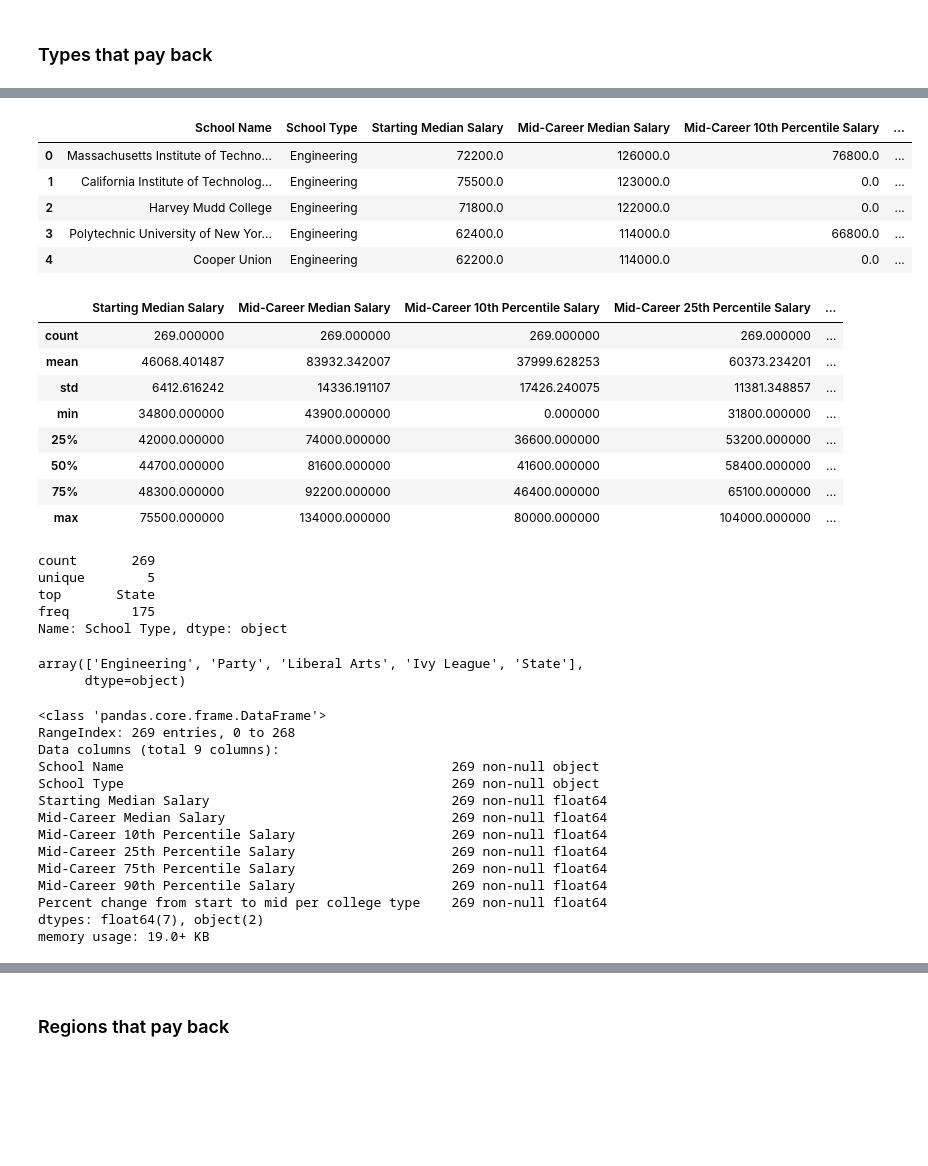
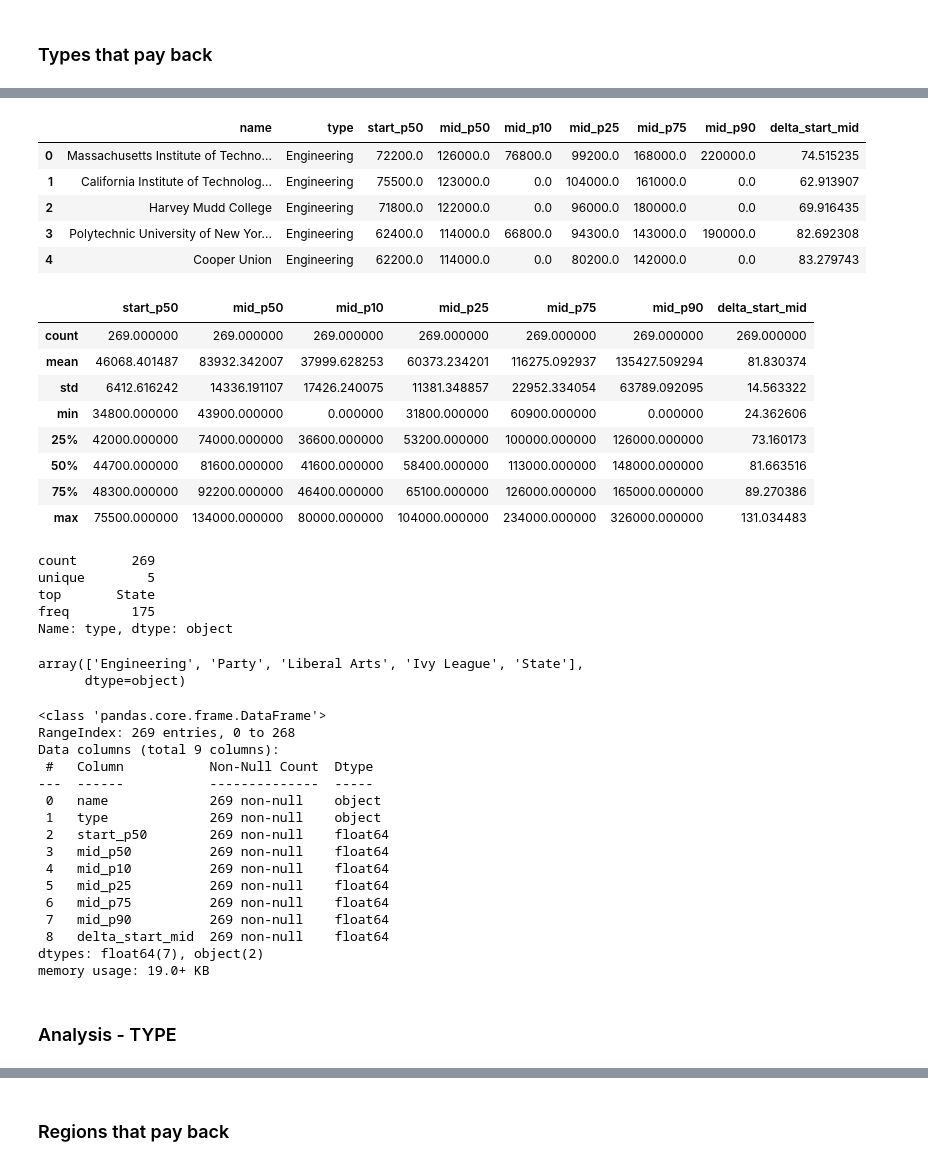
Before and after one commit to LyuboKushev/college-attendance-usa, a Jupyter notebook: Where It Pays to Attend College.ipynb, the cells around one changed output, grey strips where cells are left out. Drawn from its saved outputs; the diff is of its cells as text; code cells hidden in the pictures; blank space fills up the shorter version.

Commit message:
Started on the TYPE graphs

```diff
--- a/Where It Pays to Attend College.ipynb
+++ b/Where It Pays to Attend College.ipynb
@@ -376,40 +337,53 @@ TYPE.head(15)
 # %%
-salary_cols = ['Starting Median Salary','Mid-Career Median Salary', 'Mid-Career 10th Percentile Salary', 'Mid-Career 25th Percentile Salary', 'Mid-Career 75th Percentile Salary', 'Mid-Career 90th Percentile Salary']
+type_columns = {
+    "School Name" : "name",
+    "School Type" : "type",
+    "Starting Median Salary" : "start_p50",
+    "Mid-Career Median Salary" : "mid_p50",
+    "Mid-Career 10th Percentile Salary" : "mid_p10",
+    "Mid-Career 25th Percentile Salary" : "mid_p25",
+    "Mid-Career 75th Percentile Salary" : "mid_p75",
+    "Mid-Career 90th Percentile Salary" : "mid_p90"
+}
+# %%
+TYPE.rename(columns=type_columns, inplace=True)
+# %%
+salary_cols = ['start_p50','mid_p50', 'mid_p10', 'mid_p25', 'mid_p75', 'mid_p90']
 # %%
 TYPE[salary_cols] = TYPE[salary_cols].fillna('0')
 TYPE[salary_cols] = TYPE[salary_cols].apply(replacer)
 TYPE[salary_cols] = TYPE[salary_cols].astype('float64')
 TYPE[salary_cols] = TYPE[salary_cols]/100
-TYPE['Percent change from start to mid per college type'] = ((TYPE['Mid-Career Median Salary'] - TYPE['Starting Median Salary'])/TYPE['Starting Median Salary'])*100
+TYPE['delta_start_mid'] = ((TYPE['mid_p50'] - TYPE['start_p50'])/TYPE['start_p50'])*100
 TYPE.head()
 # %% [output]
-|  | School Name | School Type | Starting Median Salary | Mid-Career Median Salary | Mid-Career 10th Percentile Salary | ... |
-| 0 | Massachusetts Institute of Techno... | Engineering | 72200.0 | 126000.0 | 76800.0 | ... |
-| 1 | California Institute of Technolog... | Engineering | 75500.0 | 123000.0 | 0.0 | ... |
-| 2 | Harvey Mudd College | Engineering | 71800.0 | 122000.0 | 0.0 | ... |
-| 3 | Polytechnic University of New Yor... | Engineering | 62400.0 | 114000.0 | 66800.0 | ... |
-| 4 | Cooper Union | Engineering | 62200.0 | 114000.0 | 0.0 | ... |
+|  | name | type | start_p50 | mid_p50 | mid_p10 | mid_p25 | mid_p75 | mid_p90 | delta_start_mid |
+| 0 | Massachusetts Institute of Techno... | Engineering | 72200.0 | 126000.0 | 76800.0 | 99200.0 | 168000.0 | 220000.0 | 74.515235 |
+| 1 | California Institute of Technolog... | Engineering | 75500.0 | 123000.0 | 0.0 | 104000.0 | 161000.0 | 0.0 | 62.913907 |
+| 2 | Harvey Mudd College | Engineering | 71800.0 | 122000.0 | 0.0 | 96000.0 | 180000.0 | 0.0 | 69.916435 |
+| 3 | Polytechnic University of New Yor... | Engineering | 62400.0 | 114000.0 | 66800.0 | 94300.0 | 143000.0 | 190000.0 | 82.692308 |
+| 4 | Cooper Union | Engineering | 62200.0 | 114000.0 | 0.0 | 80200.0 | 142000.0 | 0.0 | 83.279743 |
 # %%
 TYPE.describe()
 # %% [output]
-|  | Starting Median Salary | Mid-Career Median Salary | Mid-Career 10th Percentile Salary | Mid-Career 25th Percentile Salary | ... |
-| count | 269.000000 | 269.000000 | 269.000000 | 269.000000 | ... |
-| mean | 46068.401487 | 83932.342007 | 37999.628253 | 60373.234201 | ... |
-| std | 6412.616242 | 14336.191107 | 17426.240075 | 11381.348857 | ... |
-| min | 34800.000000 | 43900.000000 | 0.000000 | 31800.000000 | ... |
-| 25% | 42000.000000 | 74000.000000 | 36600.000000 | 53200.000000 | ... |
-| 50% | 44700.000000 | 81600.000000 | 41600.000000 | 58400.000000 | ... |
-| 75% | 48300.000000 | 92200.000000 | 46400.000000 | 65100.000000 | ... |
-| max | 75500.000000 | 134000.000000 | 80000.000000 | 104000.000000 | ... |
+|  | start_p50 | mid_p50 | mid_p10 | mid_p25 | mid_p75 | mid_p90 | delta_start_mid |
+| count | 269.000000 | 269.000000 | 269.000000 | 269.000000 | 269.000000 | 269.000000 | 269.000000 |
+| mean | 46068.401487 | 83932.342007 | 37999.628253 | 60373.234201 | 116275.092937 | 135427.509294 | 81.830374 |
+| std | 6412.616242 | 14336.191107 | 17426.240075 | 11381.348857 | 22952.334054 | 63789.092095 | 14.563322 |
+| min | 34800.000000 | 43900.000000 | 0.000000 | 31800.000000 | 60900.000000 | 0.000000 | 24.362606 |
+| 25% | 42000.000000 | 74000.000000 | 36600.000000 | 53200.000000 | 100000.000000 | 126000.000000 | 73.160173 |
+| 50% | 44700.000000 | 81600.000000 | 41600.000000 | 58400.000000 | 113000.000000 | 148000.000000 | 81.663516 |
+| 75% | 48300.000000 | 92200.000000 | 46400.000000 | 65100.000000 | 126000.000000 | 165000.000000 | 89.270386 |
+| max | 75500.000000 | 134000.000000 | 80000.000000 | 104000.000000 | 234000.000000 | 326000.000000 | 131.034483 |
 # %%
-display(TYPE['School Type'].describe())
-TYPE['School Type'].unique()
+display(TYPE['type'].describe())
+TYPE['type'].unique()
 # %% [output]
 count       269
 unique        5
 top       State
 freq        175
-Name: School Type, dtype: object
+Name: type, dtype: object
 array(['Engineering', 'Party', 'Liberal Arts', 'Ivy League', 'State'],
       dtype=object)
 # %%
@@ -418,14 +392,18 @@ TYPE.info()
 <class 'pandas.core.frame.DataFrame'>
 RangeIndex: 269 entries, 0 to 268
 Data columns (total 9 columns):
-School Name                                          269 non-null object
-School Type                                          269 non-null object
-Starting Median Salary                               269 non-null float64
-Mid-Career Median Salary                             269 non-null float64
-Mid-Career 10th Percentile Salary                    269 non-null float64
-Mid-Career 25th Percentile Salary                    269 non-null float64
-Mid-Career 75th Percentile Salary                    269 non-null float64
-Mid-Career 90th Percentile Salary                    269 non-null float64
-Percent change from start to mid per college type    269 non-null float64
+ #   Column           Non-Null Count  Dtype
+---  ------           --------------  -----
+ 0   name             269 non-null    object
+ 1   type             269 non-null    object
+ 2   start_p50        269 non-null    float64
+ 3   mid_p50          269 non-null    float64
+ 4   mid_p10          269 non-null    float64
+ 5   mid_p25          269 non-null    float64
+ 6   mid_p75          269 non-null    float64
+ 7   mid_p90          269 non-null    float64
+ 8   delta_start_mid  269 non-null    float64
 dtypes: float64(7), object(2)
 memory usage: 19.0+ KB
+# %% [markdown]
+### Analysis - TYPE
```
Also changed, not shown: parts of 8 cells of this notebook.
